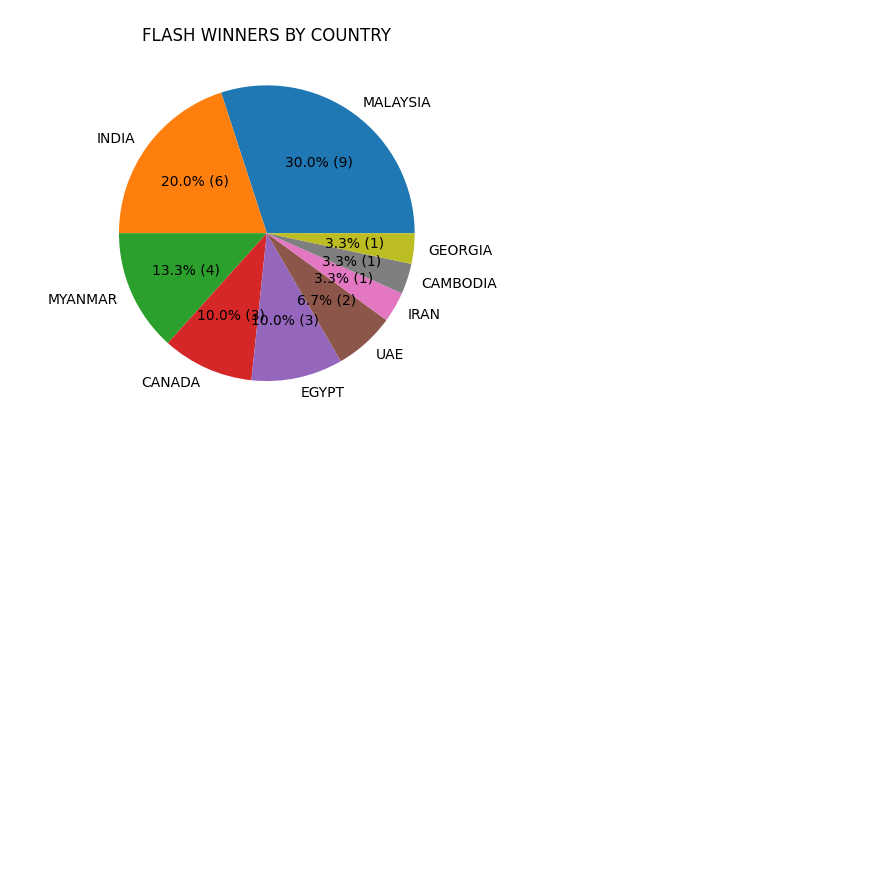
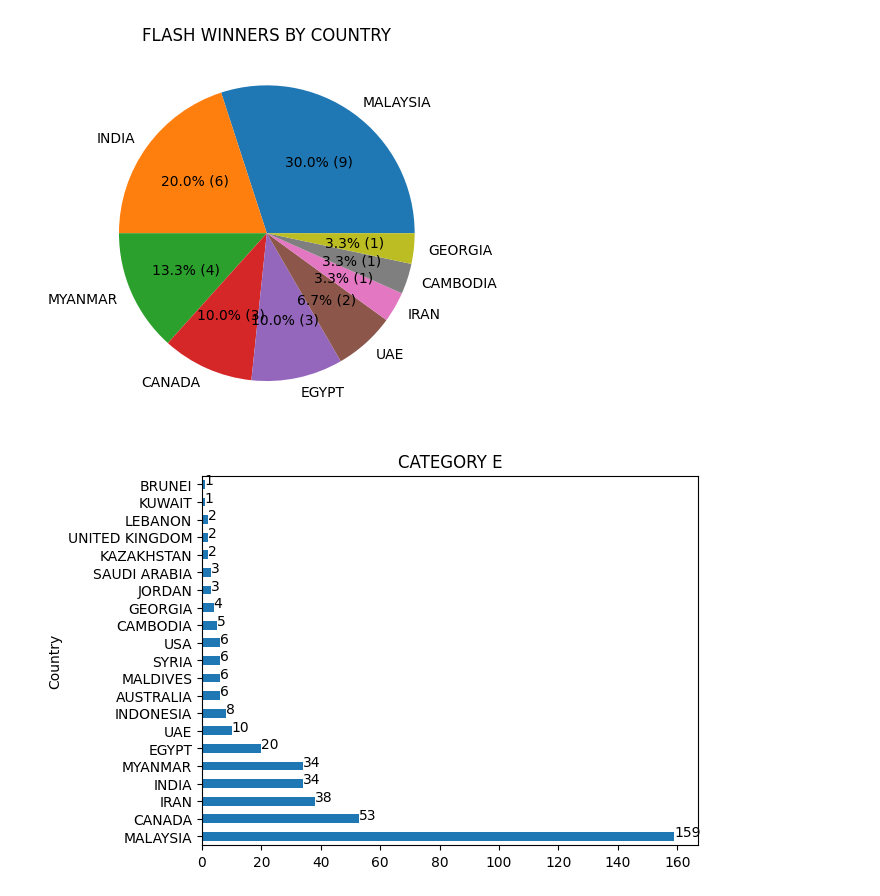
Before and after one commit to skthetester/ucmas-challenge-results, a Jupyter notebook: scripts/analytics.ipynb, the cells around one changed output. Cells and saved outputs as stored; diff of their text form; code cells hidden in the pictures; blank space fills up the shorter version.

```diff
--- a/scripts/analytics.ipynb
+++ b/scripts/analytics.ipynb
@@ -91,3 +91,18 @@ plt.title("FLASH WINNERS BY COUNTRY")
 plt.show()
 # %% [output]
 [figure]
+# %%
+# Category E
+
+dfe = df.query('Category == "E"')
+
+country_counts = dfe['Country'].value_counts()
+country_counts.plot(kind='barh')
+
+for index, value in enumerate(country_counts):
+    plt.text(value, index, str(round(value,2)))
+
+plt.title("CATEGORY E")
+plt.show()
+# %% [output]
+[figure, added]
```
Also changed, not shown: 8 other files.
